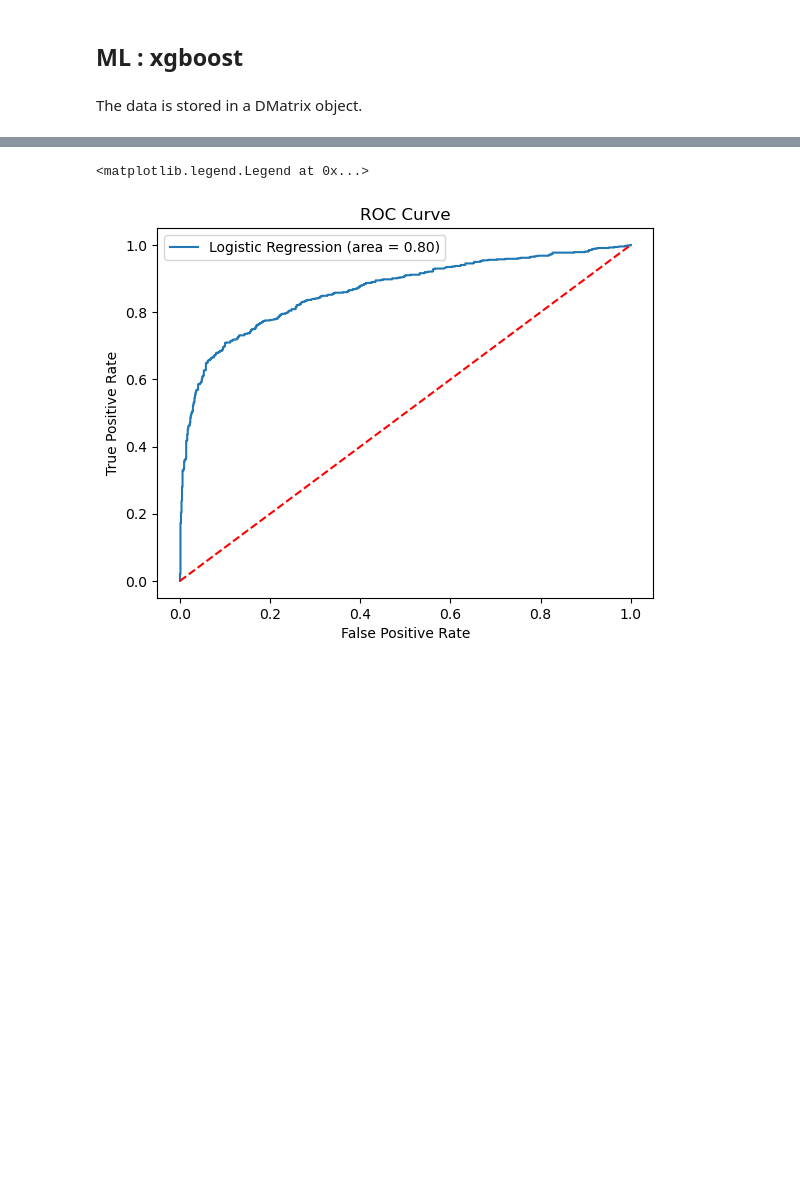
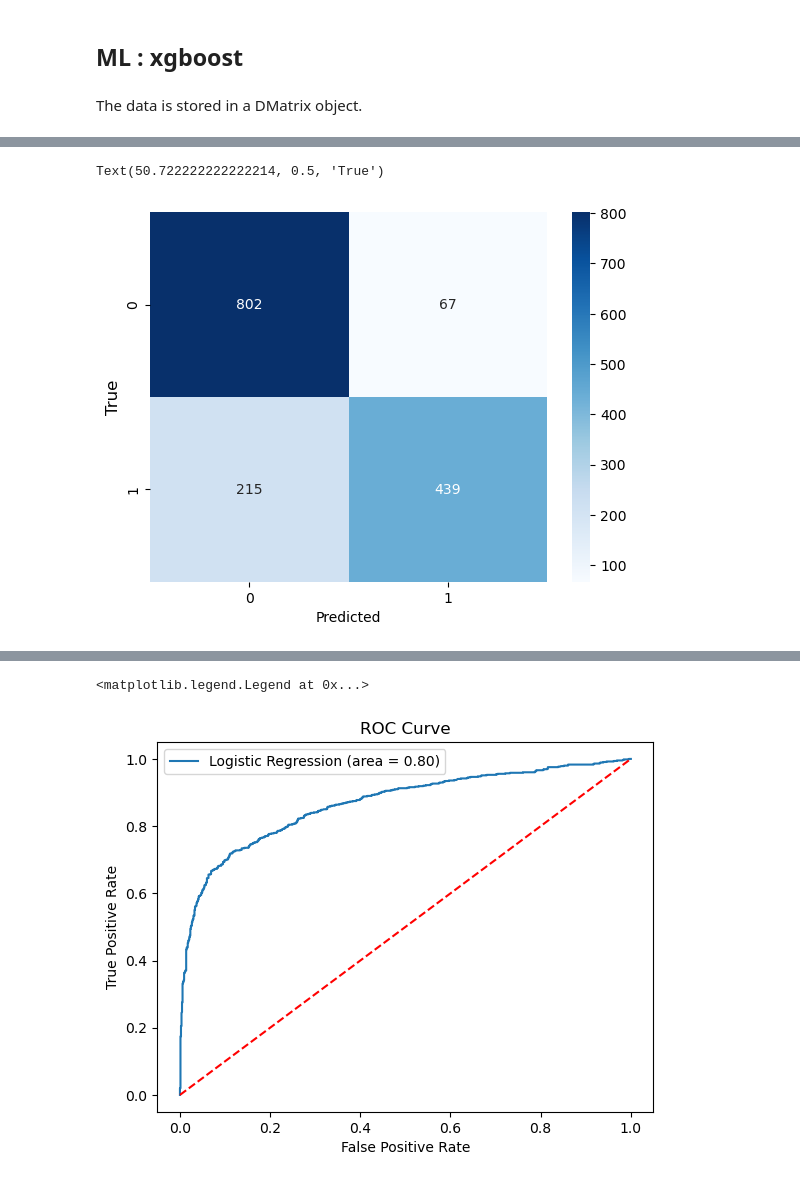
Before and after one commit to brusadelli-luca/disaster_tweets, a Jupyter notebook: disaster_tweets_ML.ipynb, the cells around one changed output, grey strips where cells are left out. Saved outputs shown, nothing was run; the diff lists cells and outputs as text; code cells hidden in the pictures; blank space fills up the shorter version.

```diff
--- a/disaster_tweets_ML.ipynb
+++ b/disaster_tweets_ML.ipynb
@@ -267,7 +265,7 @@ feature_names = tfidf.get_feature_names()
 # %% [markdown]
 ## ML : Dataset Split
 # %%
-X_train, X_test, y_train, y_test = train_test_split(X_vec, df2['target'], test_size=0.2, random_state=42)
+X_train, X_val, y_train, y_val = train_test_split(X_vec, df['target'], test_size=0.2, random_state=42)
 # %% [markdown]
 ## ML : SVM avec sklearn
 # %%
@@ -323,3 +286,6 @@ fonction_SVM("the floor is on fire i love disco")
+# %%
+#instanciation
+model_4 = LogisticRegression()
 # %% [markdown]
 ## ML : xgboost
 # %% [markdown]
@@ -362,0 +359,3 @@ ypred = model_xgb.predict(dtest)
+# %%
+y_pred4 = model_4.predict(X_val)
+clf_report = classification_report(y_val, y_pred4)
@@ -362,0 +404,2 @@ ypred = model_xgb.predict(dtest)
+# %%
+cnf_matrix = confusion_matrix(y_val, y_pred4)
@@ -362,0 +408,7 @@ ypred = model_xgb.predict(dtest)
+# %%
+sns.heatmap(cnf_matrix, annot=True, cmap='Blues', fmt=".0f")
+plt.xlabel('Predicted', fontsize=10)
+plt.ylabel('True', fontsize=12)
+# %% [output]
+Text(50.722222222222214, 0.5, 'True')
+[figure, added]
```
Also changed, not shown: parts of 87 cells of this notebook, 2 other files.
